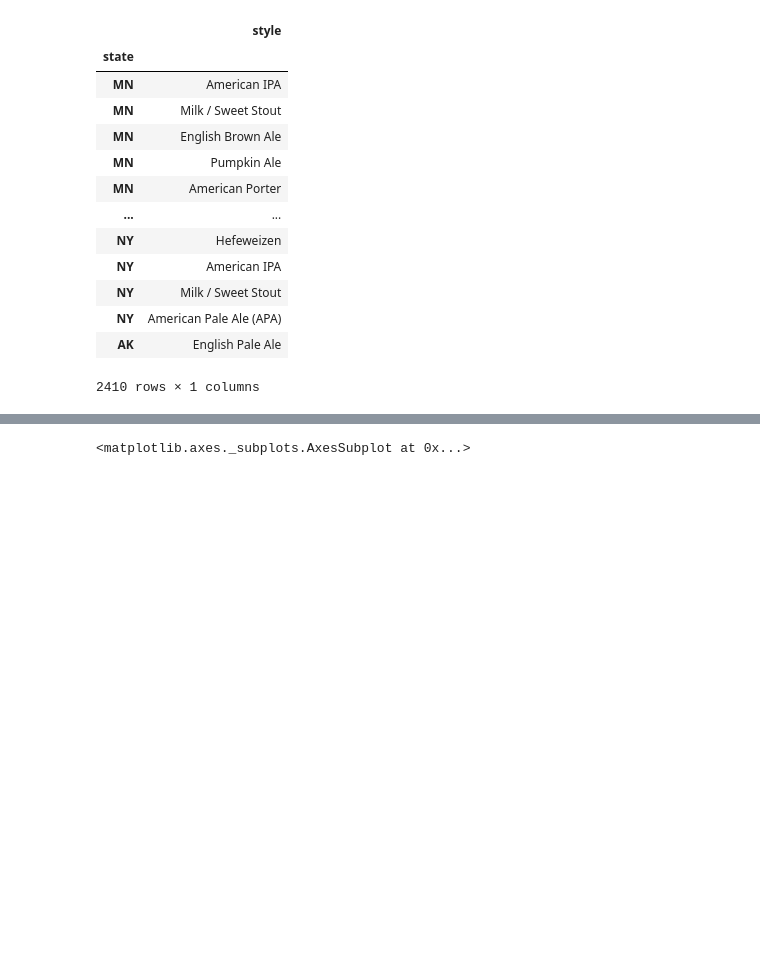
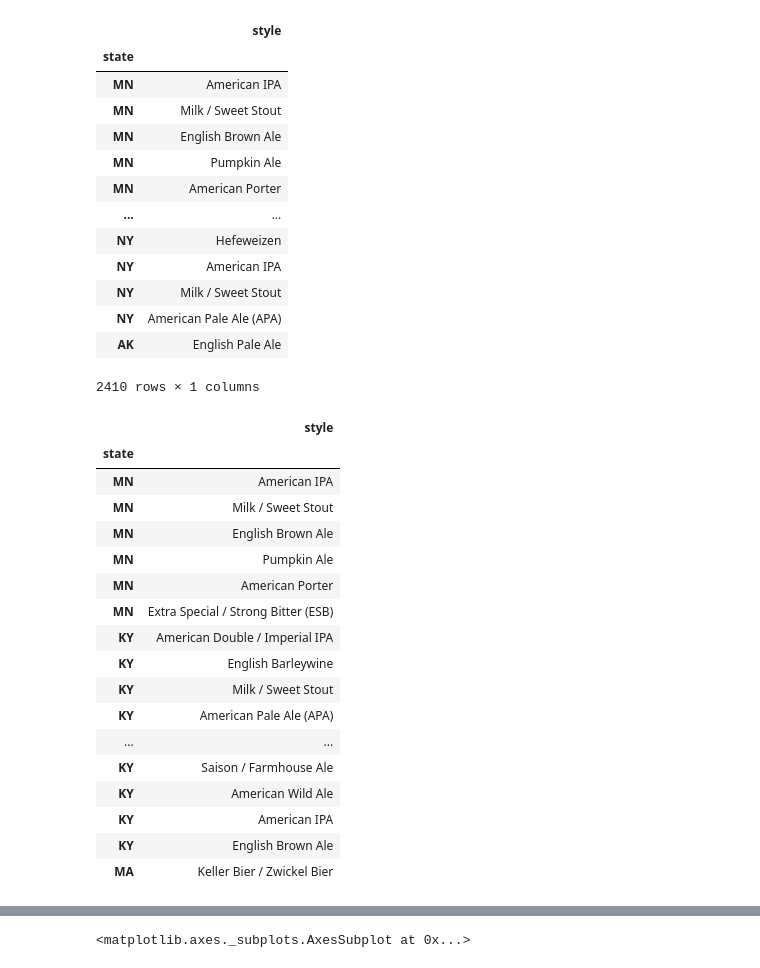
Before and after one commit to ItsGreyedOut/Brewery-Startup, a Jupyter notebook: resources/BeerStyles.ipynb, the cells around one changed output, grey strips where cells are left out. Drawn from its saved outputs; the diff is of its cells as text; code cells hidden in the pictures; blank space fills up the shorter version.

```diff
--- a/resources/BeerStyles.ipynb
+++ b/resources/BeerStyles.ipynb
@@ -157,3 +180,24 @@ state_and_style
 2410 rows × 1 columns
 # %%
 state_and_style_df = pd.DataFrame(state_and_style)
+# %%
+state_and_style_df.head(10)
+# %% [output]
+|  | style |
+| state |  |
+| MN | American IPA |
+| MN | Milk / Sweet Stout |
+| MN | English Brown Ale |
+| MN | Pumpkin Ale |
+| MN | American Porter |
+| MN | Extra Special / Strong Bitter (ESB) |
+| KY | American Double / Imperial IPA |
+| KY | English Barleywine |
+| KY | Milk / Sweet Stout |
+| KY | American Pale Ale (APA) |
+| ... | ... |
+| KY | Saison / Farmhouse Ale |
+| KY | American Wild Ale |
+| KY | American IPA |
+| KY | English Brown Ale |
+| MA | Keller Bier / Zwickel Bier |
```
Also changed, not shown: parts of 9 cells of this notebook, 4 other files.
